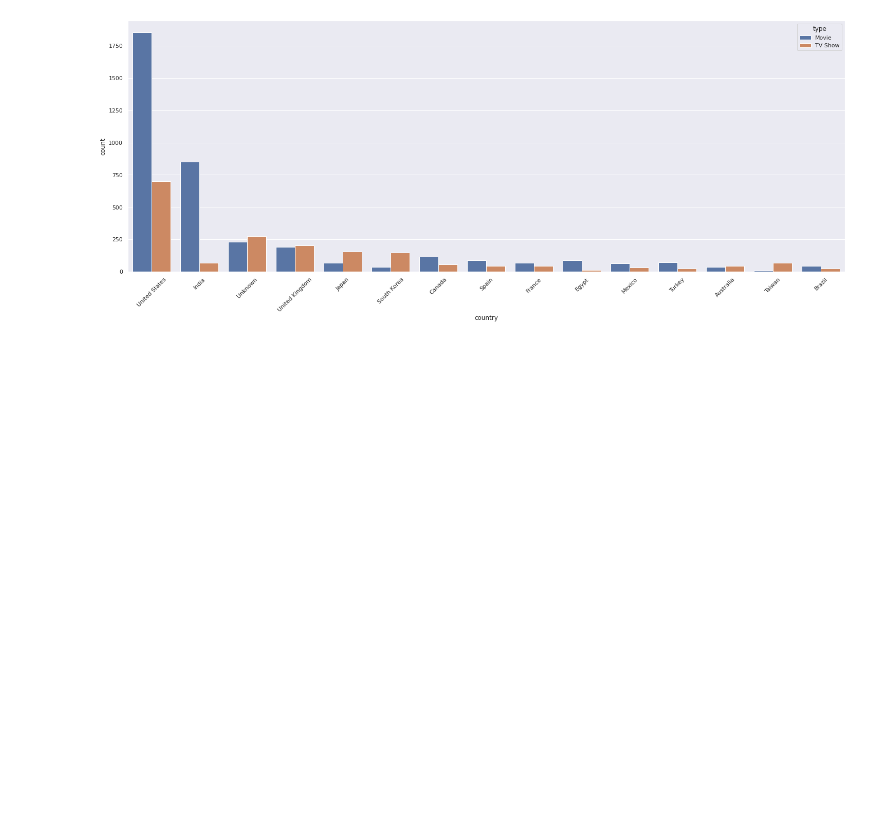
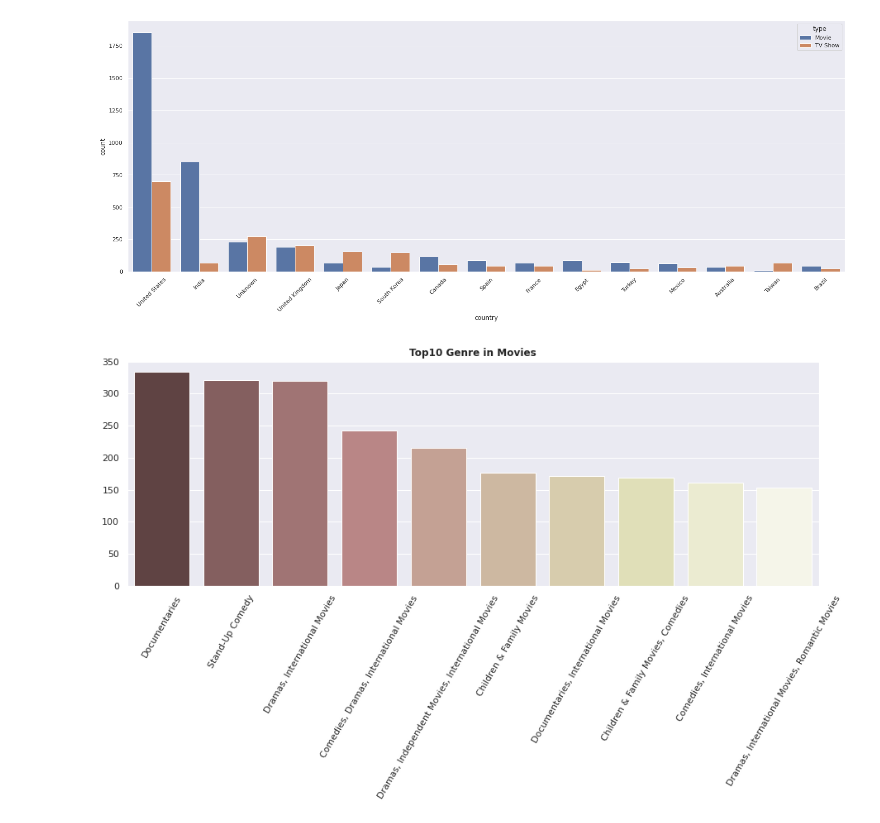
Before and after one commit to spandit98/Netflix-Movies-and-TV-Shows-Clustering, a Jupyter notebook: NETFLIX_MOVIES_AND_TV_SHOWS_CLUSTERING_Soumyadeep.ipynb, the cells around one changed output. Drawn from its saved outputs; the diff is of its cells as text; code cells hidden in the pictures; blank space fills up the shorter version.

```diff
--- a/NETFLIX_MOVIES_AND_TV_SHOWS_CLUSTERING_Soumyadeep.ipynb
+++ b/NETFLIX_MOVIES_AND_TV_SHOWS_CLUSTERING_Soumyadeep.ipynb
@@ -374,3 +374,12 @@ plt.xticks(rotation=45)
 plt.show()
 # %% [output]
 [figure]
+# %%
+plt.figure(figsize=(15,5))
+sns.barplot(x = df_movies["listed_in"].value_counts().head(10).index,
+            y = df_movies["listed_in"].value_counts().head(10).values,palette="pink")
+plt.xticks(rotation=60)
+plt.title("Top10 Genre in Movies",fontweight="bold")
+plt.show()
+# %% [output]
+[figure, added]
```
Also changed, not shown: parts of 16 cells of this notebook.
